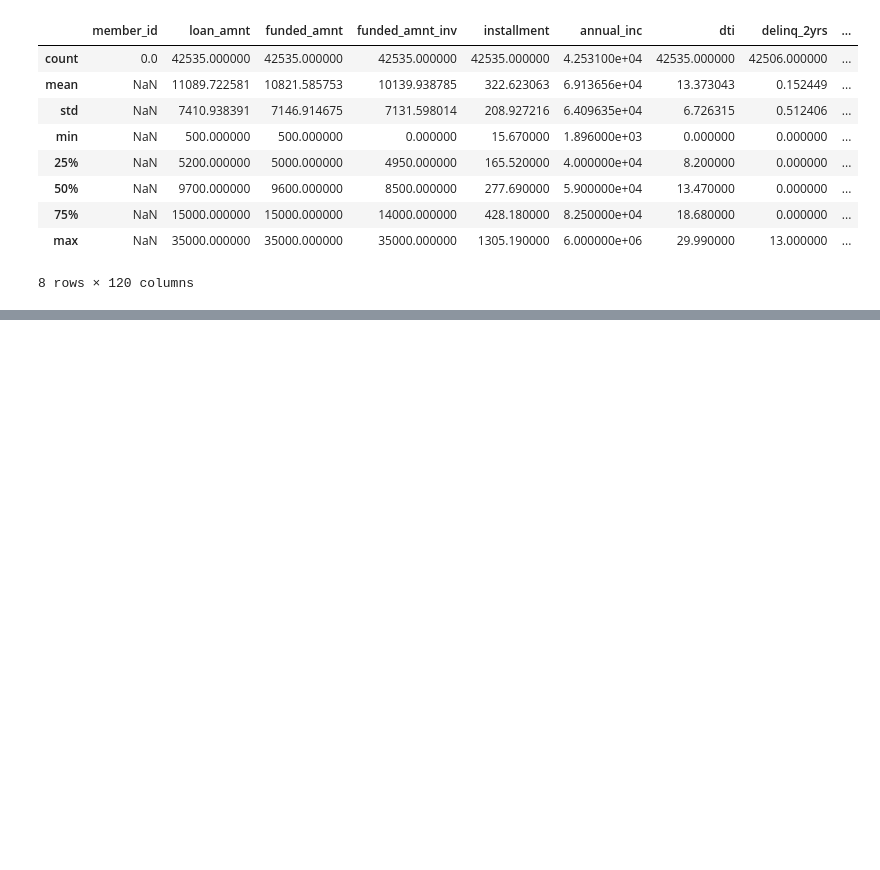
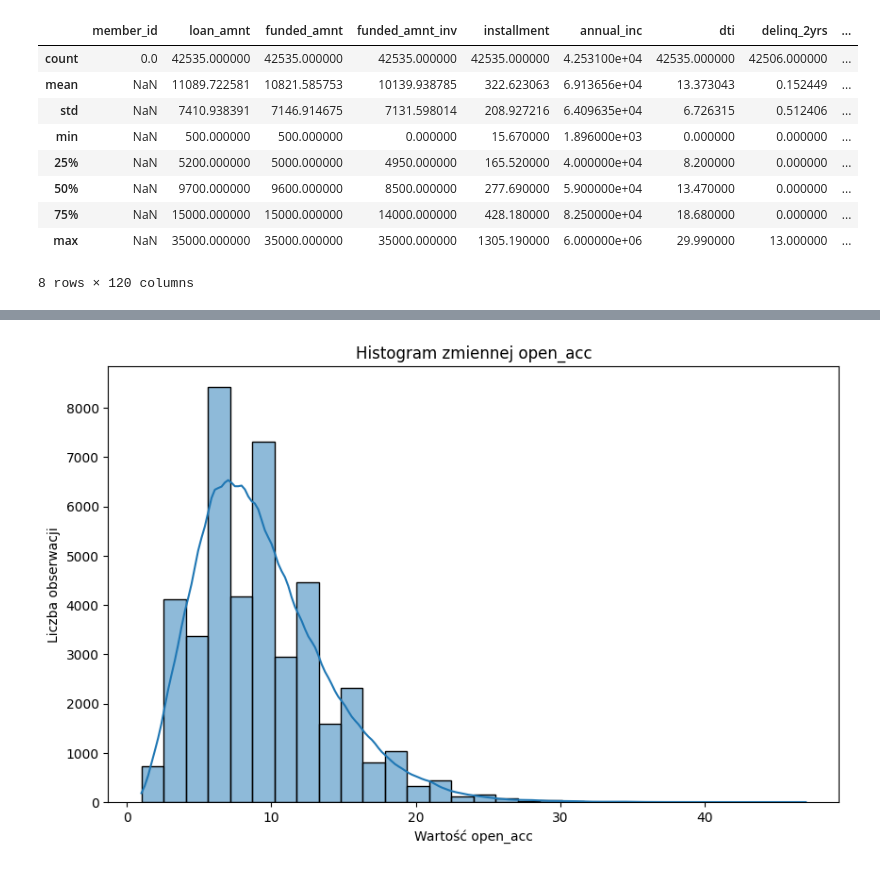
Before and after one commit to Hubert26/machine-learning, a Jupyter notebook: project_Hubert_Szewczyk.ipynb, the cells around one changed output, grey strips where cells are left out. Cells and saved outputs as stored; diff of their text form; code cells hidden in the pictures; blank space fills up the shorter version.

```diff
--- a/project_Hubert_Szewczyk.ipynb
+++ b/project_Hubert_Szewczyk.ipynb
@@ -206,0 +219,10 @@ Name: 0, dtype: float64
+# %%
+# Wykres histogramu zmiennej "open_acc"
+plt.figure(figsize=(10, 6))
+sns.histplot(df["open_acc"].dropna(), bins=30, kde=True)
+plt.xlabel('Wartość open_acc')
+plt.ylabel('Liczba obserwacji')
+plt.title('Histogram zmiennej open_acc')
+plt.show()
+# %% [output]
+[figure, added]
```
Also changed, not shown: parts of 32 cells of this notebook.
